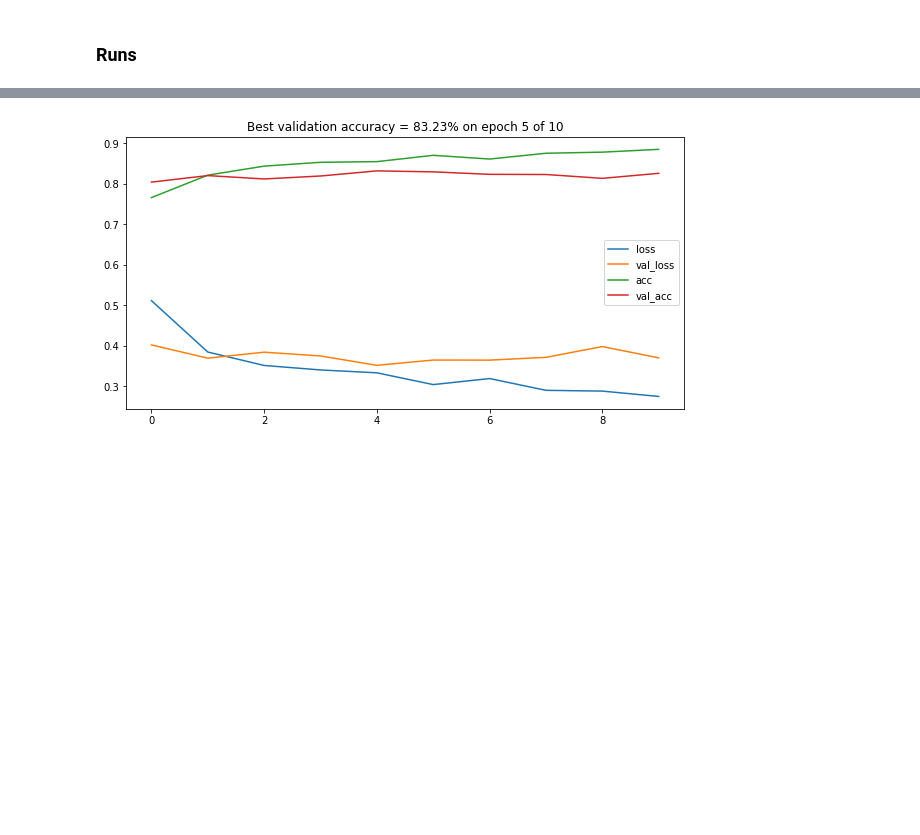
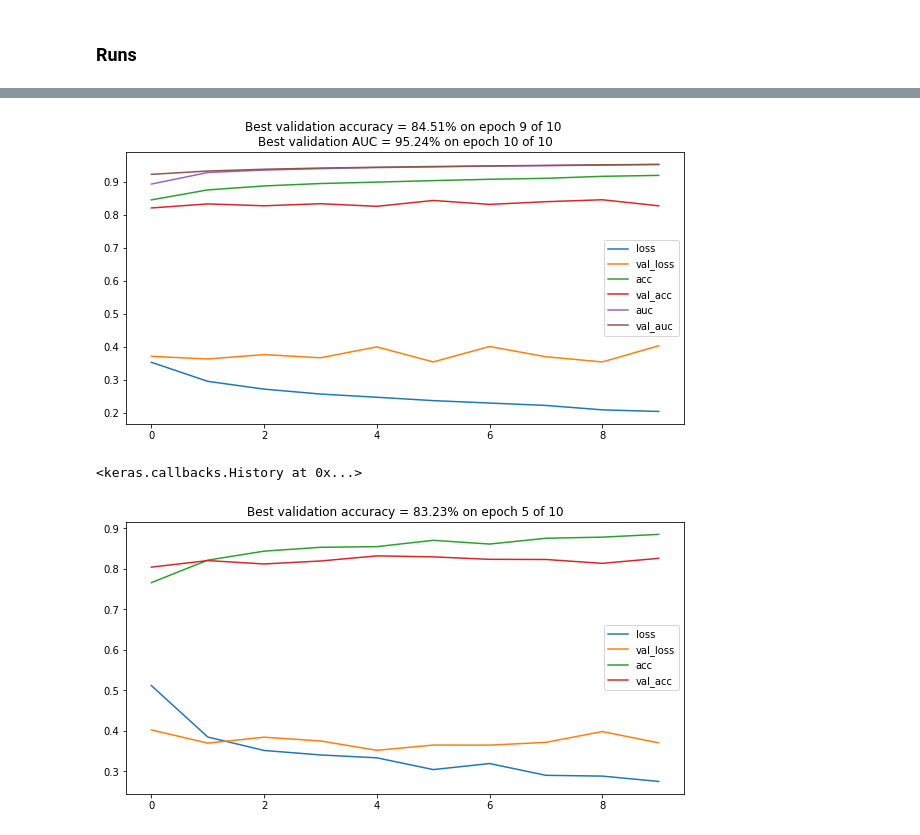
Before and after one commit to simgeekiz/PatchCamelyon, a Jupyter notebook: VGG16.ipynb, the cells around one changed output, grey strips where cells are left out. Drawn from its saved outputs; the diff is of its cells as text; code cells hidden in the pictures; blank space fills up the shorter version.

```diff
--- a/VGG16.ipynb
+++ b/VGG16.ipynb
@@ -163,3 +162,10 @@ model.save(network_filepath)
+# %%
+# Training with 100K
+model.fit_generator(training_generator, validation_data=validation_generator,
+                    epochs=n_epoch, callbacks=callbacks)
+# %% [output]
+[figure, added]
+<keras.callbacks.History at 0x...>
 # %%
 # Training with 10k
 model.fit_generator(training_generator, validation_data=validation_generator,
```
Also changed, not shown: parts of 19 cells of this notebook, 10 other files.
